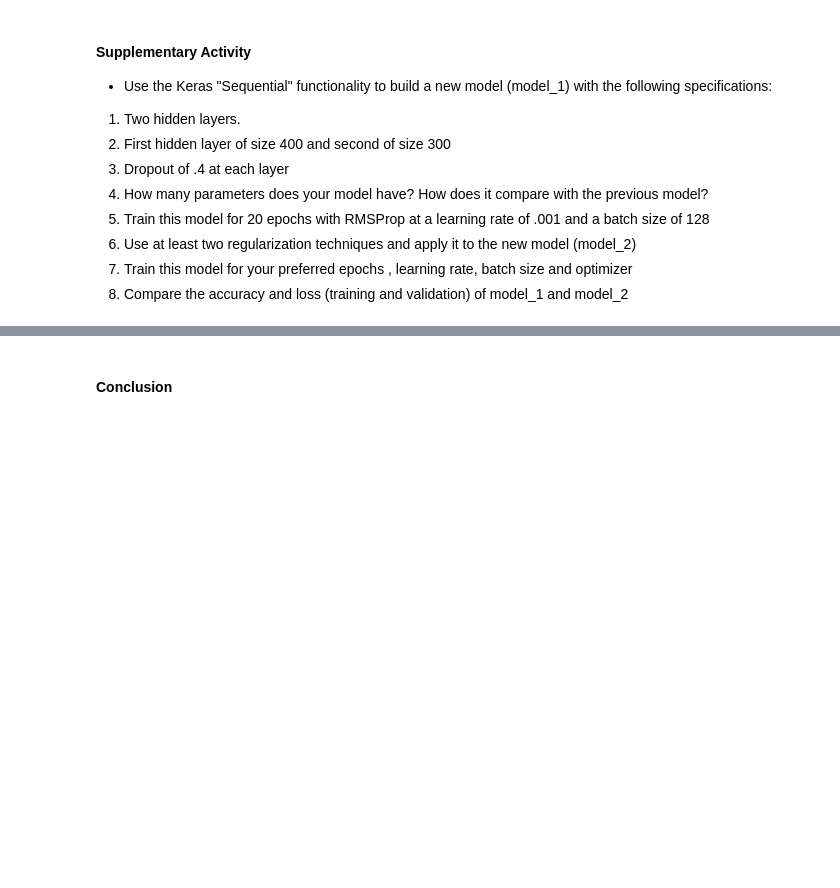
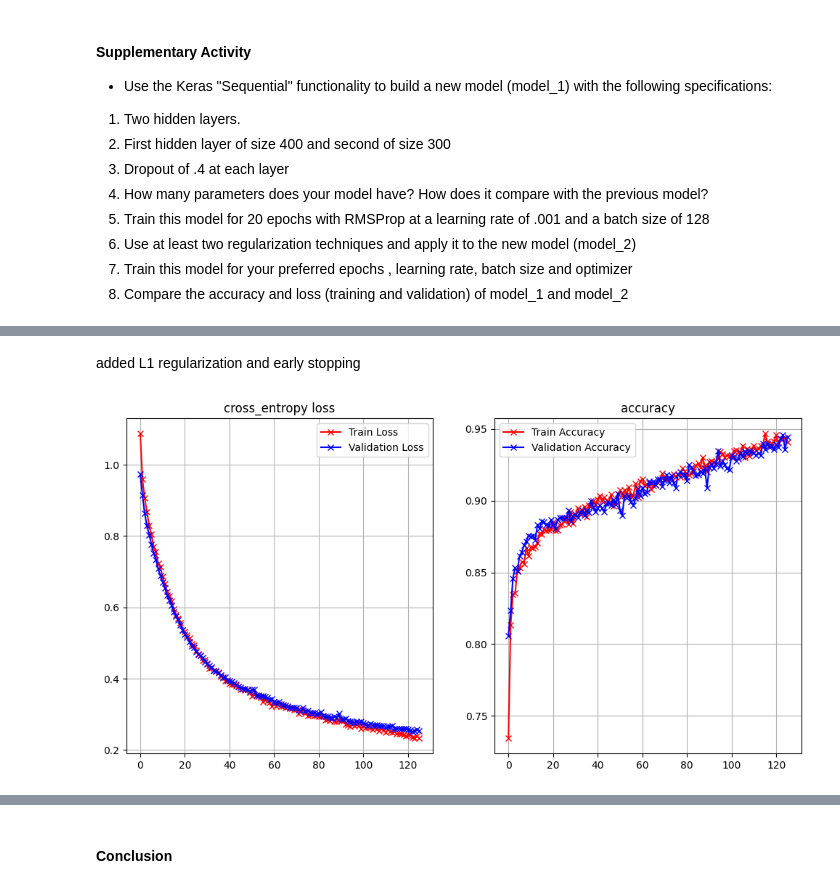
Before and after one commit to Wizxrdx/CPE313, a Jupyter notebook: HOA 2/HOA 2.3 - Regularization_LABBAO.ipynb, the cells around one changed output, grey strips where cells are left out. Cells and saved outputs as stored; diff of their text form; code cells hidden in the pictures; blank space fills up the shorter version.

```diff
--- a/HOA 2/HOA 2.3 - Regularization_LABBAO.ipynb
+++ b/HOA 2/HOA 2.3 - Regularization_LABBAO.ipynb
@@ -233,0 +373,8 @@ model = Sequential()
+# %%
+model_2 = Sequential()
+
+model_2.add(Dense(400, activation='relu', kernel_regularizer=keras.regularizers.L1(0.0001), input_shape=(7, )))
+model_2.add(Dropout(0.4))
+model_2.add(Dense(300, activation='relu', kernel_regularizer=keras.regularizers.L1(0.0001)))
+model_2.add(Dropout(0.4))
+model_2.add(Dense(1, activation='sigmoid'))
@@ -233,0 +405,17 @@ model = Sequential()
+# %%
+learning_rate = 0.0005
+model_2.compile(loss='binary_crossentropy',
+              optimizer=RMSprop(learning_rate=learning_rate),
+              metrics=['accuracy'])
+batch_size = 128  # mini-batch with 128 examples
+epochs = 5000
+
+early_stopping = keras.callbacks.EarlyStopping(monitor='accuracy', patience=10, restore_best_weights=True)
+
+history_2 = model_2.fit(
+    X_train, y_train,
+    batch_size=batch_size,
+    epochs=epochs,
+    callbacks=[early_stopping],
+    verbose=1,
+    validation_data=(X_test, y_test))
@@ -233,0 +440,6 @@ model = Sequential()
+# %% [markdown]
+added L1 regularization and early stopping
+# %%
+plot_loss_accuracy(history_2)
+# %% [output]
+[figure, added]
```
Also changed, not shown: parts of 24 cells of this notebook, 1 other file.
